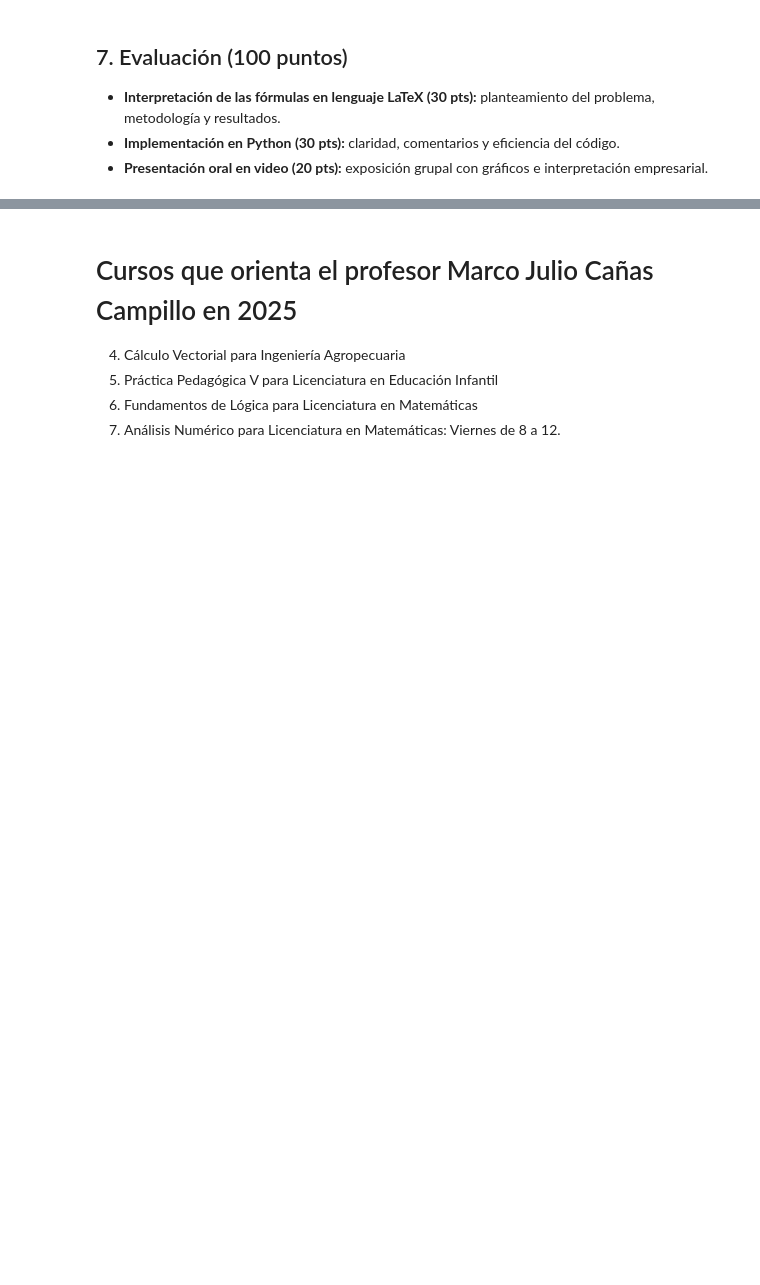
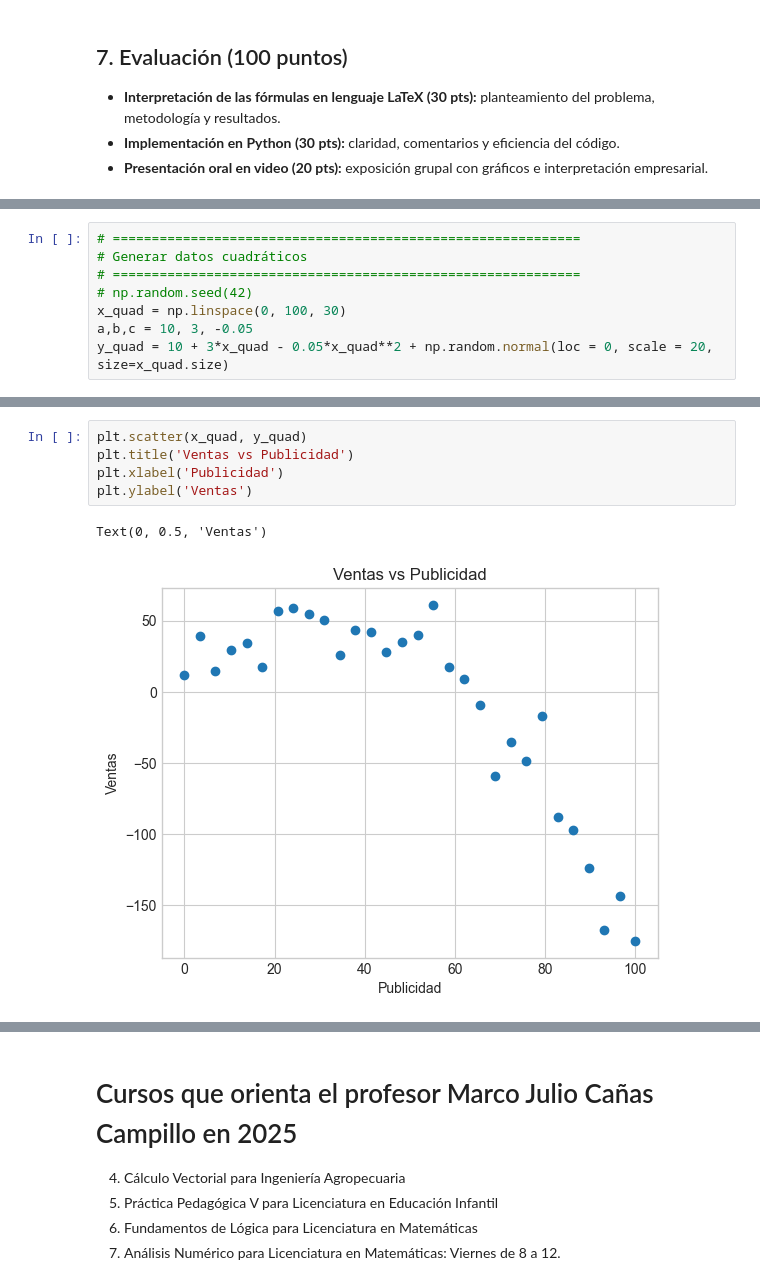
Before and after one commit to marco-canas/analisis_numerico, a Jupyter notebook: 4_planifica_implementa/2_evaluación/3_proyectos/3_regresion_deep_learning/3_regresion_deep_learnig.ipynb, the cells around one changed output, grey strips where cells are left out. Drawn from its saved outputs; the diff is of its cells as text; blank space fills up the shorter version.

```diff
--- a/4_planifica_implementa/2_evaluación/3_proyectos/3_regresion_deep_learning/3_regresion_deep_learnig.ipynb
+++ b/4_planifica_implementa/2_evaluación/3_proyectos/3_regresion_deep_learning/3_regresion_deep_learnig.ipynb
@@ -488,0 +409,8 @@ plt.show()
+# %%
+# ============================================================
+# Generar datos cuadráticos
+# ============================================================
+# np.random.seed(42)
+x_quad = np.linspace(0, 100, 30)
+a,b,c = 10, 3, -0.05
+y_quad = 10 + 3*x_quad - 0.05*x_quad**2 + np.random.normal(loc = 0, scale = 20, size=x_quad.size)
@@ -488,0 +439,8 @@ plt.show()
+# %%
+plt.scatter(x_quad, y_quad)
+plt.title('Ventas vs Publicidad')
+plt.xlabel('Publicidad')
+plt.ylabel('Ventas')
+# %% [output]
+Text(0, 0.5, 'Ventas')
+[figure, added]
```
Also changed, not shown: parts of 101 cells of this notebook, 5 other files.
